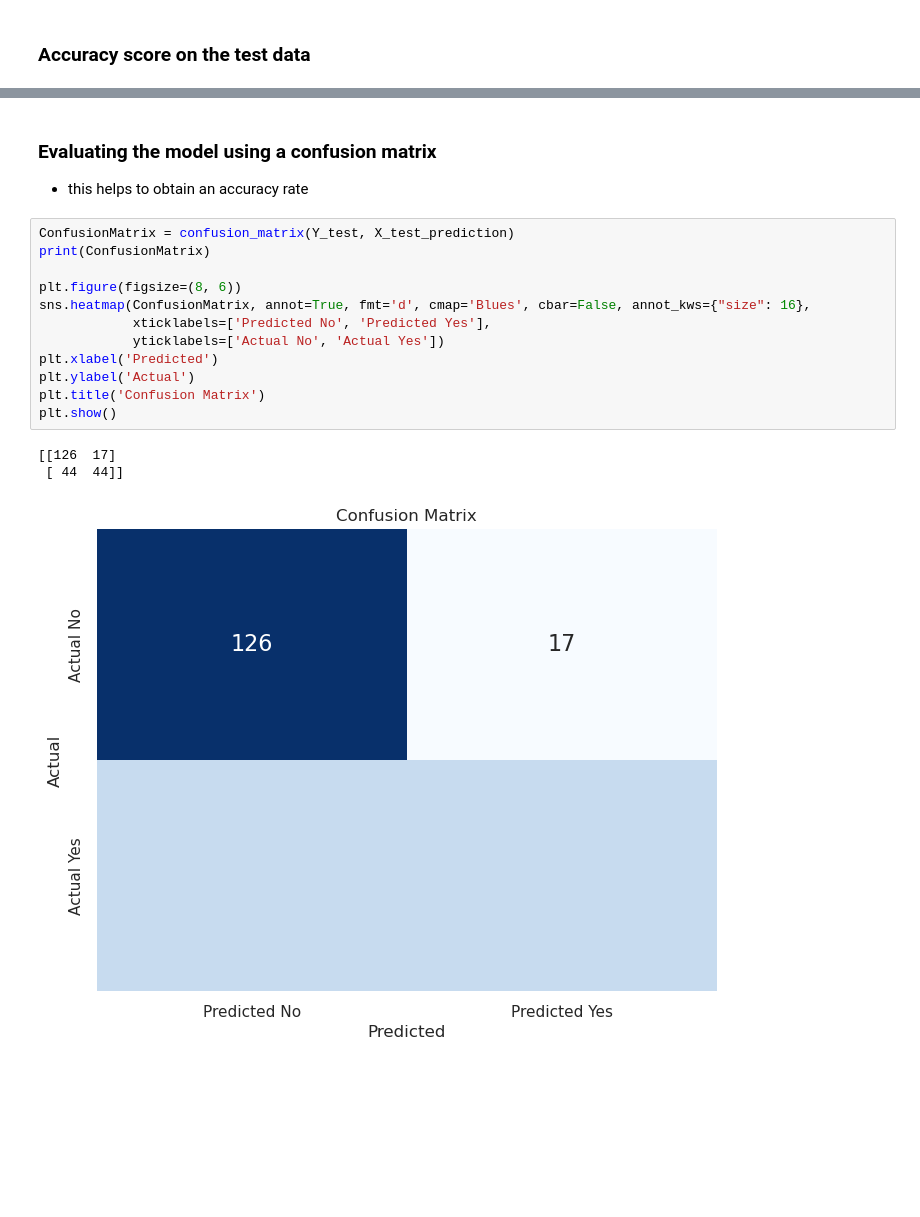
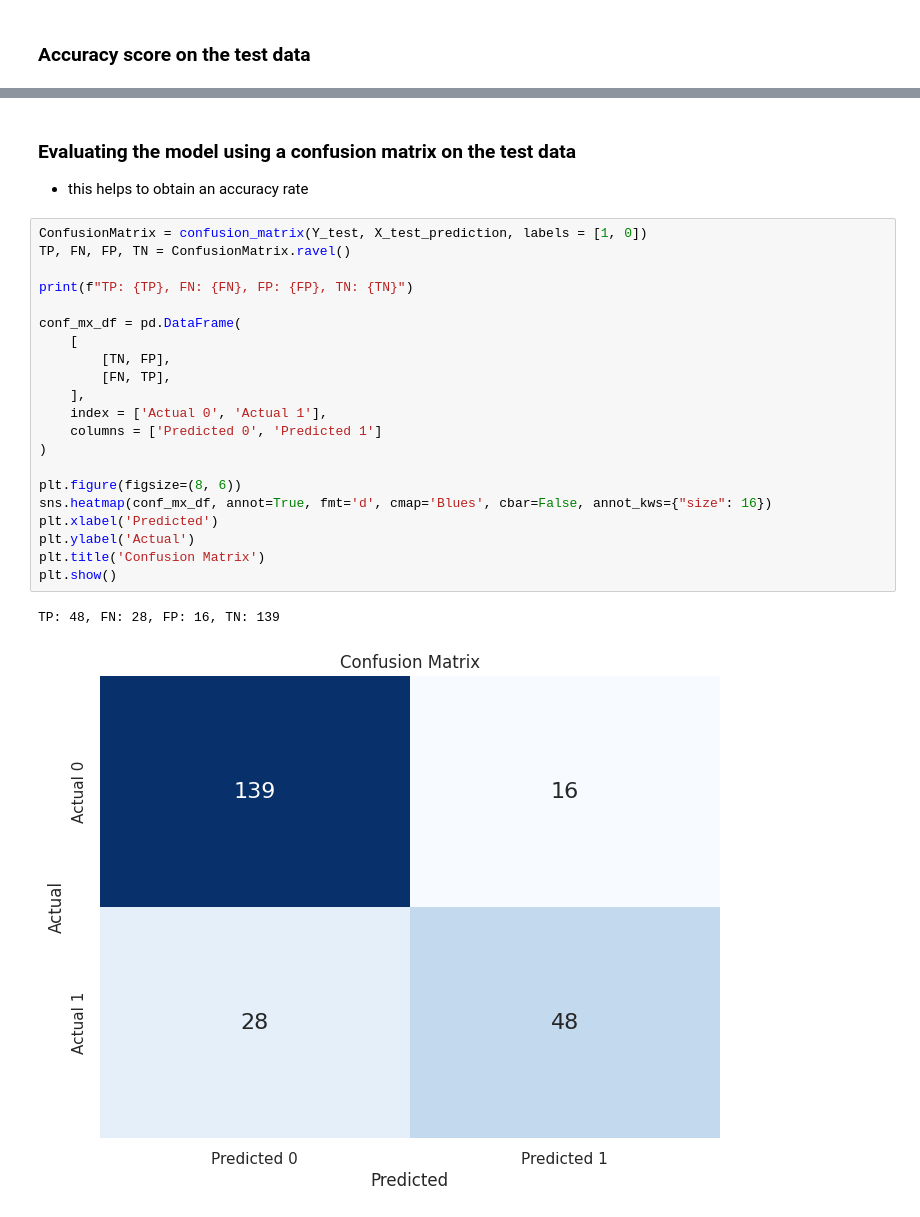
Before and after one commit to alexban14/DataMining_Diabetes_DS, a Jupyter notebook: diabetes_ds_analysis.ipynb, the cells around one changed output, grey strips where cells are left out. Saved outputs shown, nothing was run; the diff lists cells and outputs as text; blank space fills up the shorter version.

```diff
--- a/diabetes_ds_analysis.ipynb
+++ b/diabetes_ds_analysis.ipynb
@@ -221,20 +247,28 @@ Accuracy score of training data:  0.7359307359307359
 # %% [markdown]
-### Evaluating the model using a confusion matrix
+### Evaluating the model using a confusion matrix on the test data
 
 - this helps to obtain an accuracy rate
 # %%
-ConfusionMatrix = confusion_matrix(Y_test, X_test_prediction)
-print(ConfusionMatrix)
+ConfusionMatrix = confusion_matrix(Y_test, X_test_prediction, labels = [1, 0])
+TP, FN, FP, TN = ConfusionMatrix.ravel()
+
+print(f"TP: {TP}, FN: {FN}, FP: {FP}, TN: {TN}")
+
+conf_mx_df = pd.DataFrame(
+    [
+        [TN, FP],
+        [FN, TP],
+    ],
+    index = ['Actual 0', 'Actual 1'],
+    columns = ['Predicted 0', 'Predicted 1']
+)
 
 plt.figure(figsize=(8, 6))
-sns.heatmap(ConfusionMatrix, annot=True, fmt='d', cmap='Blues', cbar=False, annot_kws={"size": 16},
-            xticklabels=['Predicted No', 'Predicted Yes'],
-            yticklabels=['Actual No', 'Actual Yes'])
+sns.heatmap(conf_mx_df, annot=True, fmt='d', cmap='Blues', cbar=False, annot_kws={"size": 16})
 plt.xlabel('Predicted')
 plt.ylabel('Actual')
 plt.title('Confusion Matrix')
 plt.show()
 # %% [output]
-[[126  17]
- [ 44  44]]
+TP: 48, FN: 28, FP: 16, TN: 139
-[figure, old version]
+[figure, new version]
```
Also changed, not shown: parts of 7 cells of this notebook, 1 other file.
